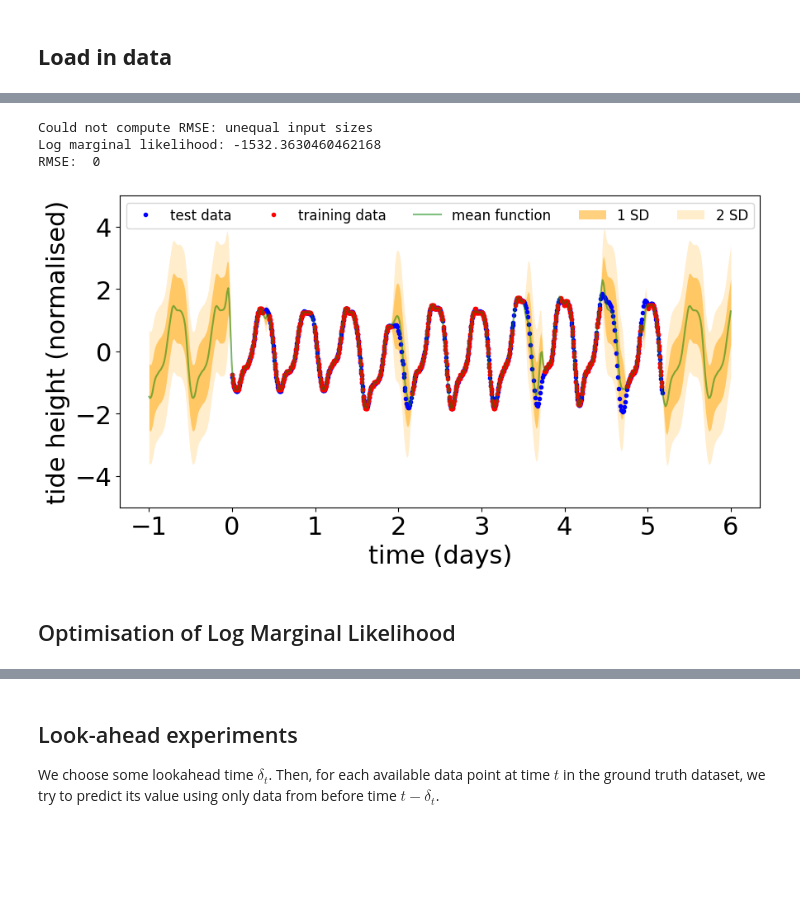
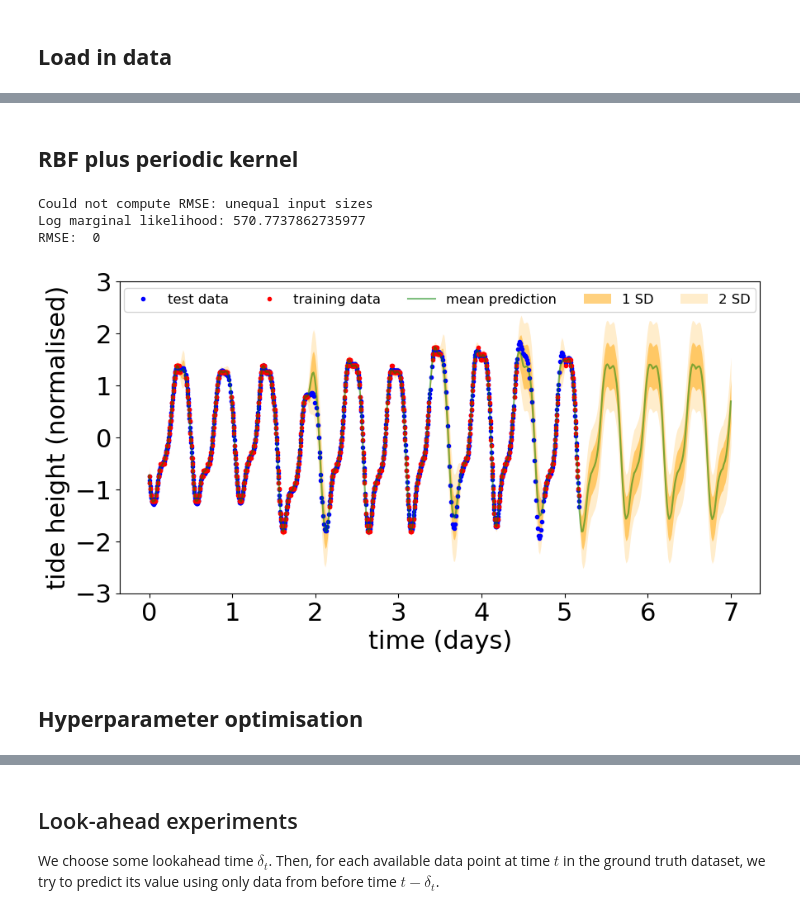
Before and after one commit to alex-stephens/AIMS-DEI, a Jupyter notebook: AIMS_CDT_DEI.ipynb, the cells around one changed output, grey strips where cells are left out. Saved outputs shown, nothing was run; the diff lists cells and outputs as text; code cells hidden in the pictures; blank space fills up the shorter version.

```diff
--- a/AIMS_CDT_DEI.ipynb
+++ b/AIMS_CDT_DEI.ipynb
@@ -37,52 +81,49 @@ Hyperparameters chosen manually to provide a reasonable fit to the data, using a
+# %% [markdown]
+## **RBF plus periodic kernel**
 # %%
-
 # Input data for GP
 X = t
 Y = y
-Xs = np.linspace(-1, 6, 500).reshape(-1,1)
+Xs = np.linspace(0, 7, 500).reshape(-1,1)
 # Xs = ttrue
 
+jitter = 0.1
+
 # Initial guess for model parameters
-sigma_rbf = 1.0 # RBF kernel
-L_rbf = 0.03
+sigma_rbf = 0.4 # RBF kernel
+L_rbf = 0.04
 
-sigma_per = 10  #
+sigma_per = 10  # periodic kernel
 L_per = 0.1
 p_per = 0.5175
-
-jitter = 0.01
-
-
-# Parameters from optimizer result
-# jitter, sigma_rbf, L_rbf, sigma_per, L_per, p_per = 0.02313429, -0.32364286,  0.46129201,  0.62726026,  0.80954964,  0.51560234
 
 # Build the kernel function
 params = [sigma_rbf, L_rbf, sigma_per, L_per, p_per]
 kernel = buildKernel(params, jitter)
 
 # Mean and covariance functions
 mu = np.zeros(len(X))
 K = kernel(X, X)
 
 # Posterior predictive distribution
 mu, sigma, LML = getPosteriorPredictive(X, Y, Xs, kernel, jitter)
 
 # Compute RMSE
 RMSE = getRMSE(mu, ytrue)
 
 # Printouts
 print("Log marginal likelihood:", LML)
 print('RMSE: ', RMSE)
 
 # Visualisation
 plotTides(Xs, mu, sigma, t, y, ttrue, ytrue)
 # %% [output]
 Could not compute RMSE: unequal input sizes
-Log marginal likelihood: -1532.3630460462168
+Log marginal likelihood: 570.7737862735977
 RMSE:  0
-[figure, old version]
+[figure, new version]
-# %% [markdown]
-## Optimisation of Log Marginal Likelihood
+# %% [markdown]
+## **Hyperparameter optimisation**
 # %%
 # Input data for GP
 X = t
```
Also changed, not shown: parts of 4 cells of this notebook, 2 other files.
